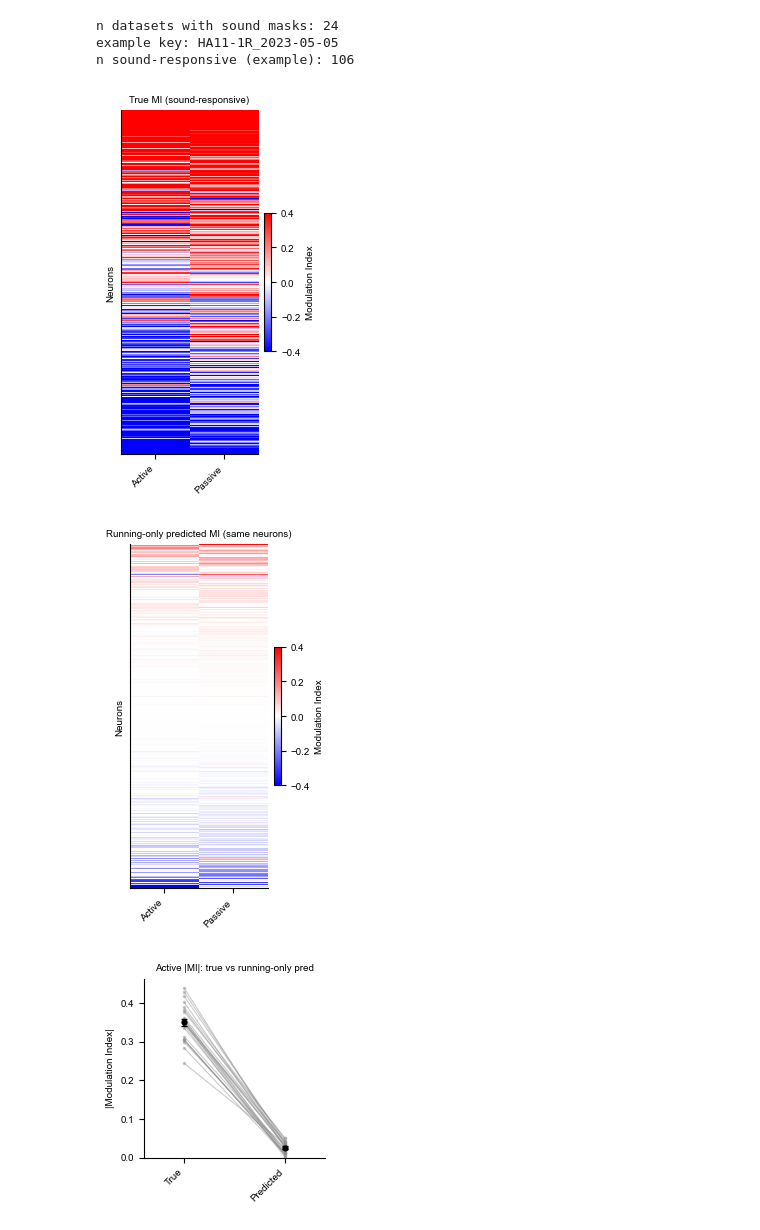
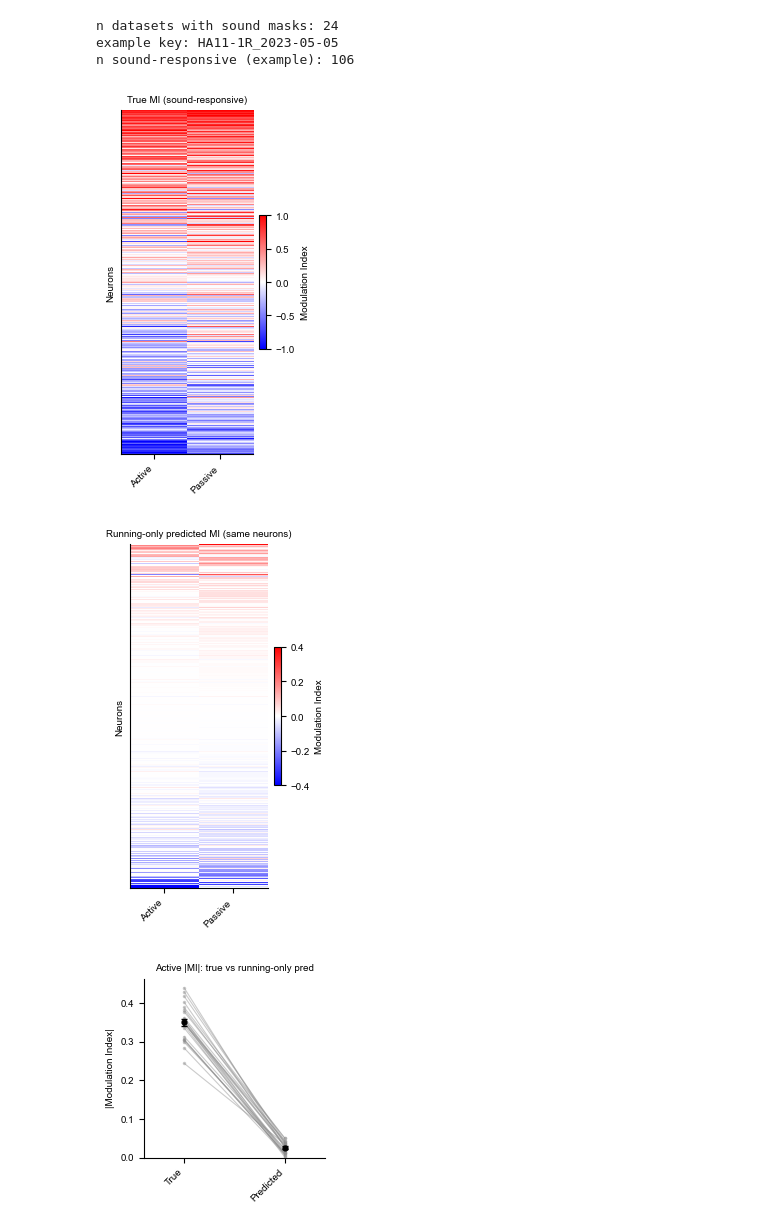
Before and after one commit to constanzabassi/GLM-analysis, a Jupyter notebook: notebooks/run_glm_encoding_analysis_running_models.ipynb, the cells around one changed output. Saved outputs shown, nothing was run; the diff lists cells and outputs as text; code cells hidden in the pictures.

Commit message:
minor changes to mi heatmap plotting

```diff
--- a/notebooks/run_glm_encoding_analysis_running_models.ipynb
+++ b/notebooks/run_glm_encoding_analysis_running_models.ipynb
@@ -451,29 +451,29 @@ n sound-responsive (example): 106
 # %%
 # True vs predicted active/passive MI heatmaps for sound-responsive neurons
 _ = plotter.plot_mi_heatmap_by_context(
     [mi_true_active, mi_true_passive],
     ['Active', 'Passive'],
     neuron_mask_dict=sound_responsive_mask_dict,
     sort_context_index=(0,1),
-    vmin=-0.4,
-    vmax=0.4,
+    vmin=-1,
+    vmax=1,
     title='True MI (sound-responsive)',
     datasets=datasets,
     cmap = 'bwr'
 )
 _ = plotter.plot_mi_heatmap_by_context(
     [mi_pred_active, mi_pred_passive],
     ['Active', 'Passive'],
     neuron_mask_dict=sound_responsive_mask_dict,
     sort_context_index=(0,1),
     vmin=-0.4,
     vmax=0.4,
     title='Running-only predicted MI (same neurons)',
     datasets=datasets,
     cmap = 'bwr'
 )
 # %% [output]
-[figure, old version]
+[figure, new version]
 [figure]
 # %%
 # Paired dataset-level |MI| summaries
```
Also changed, not shown: parts of 6 cells of this notebook, 1 other file.
